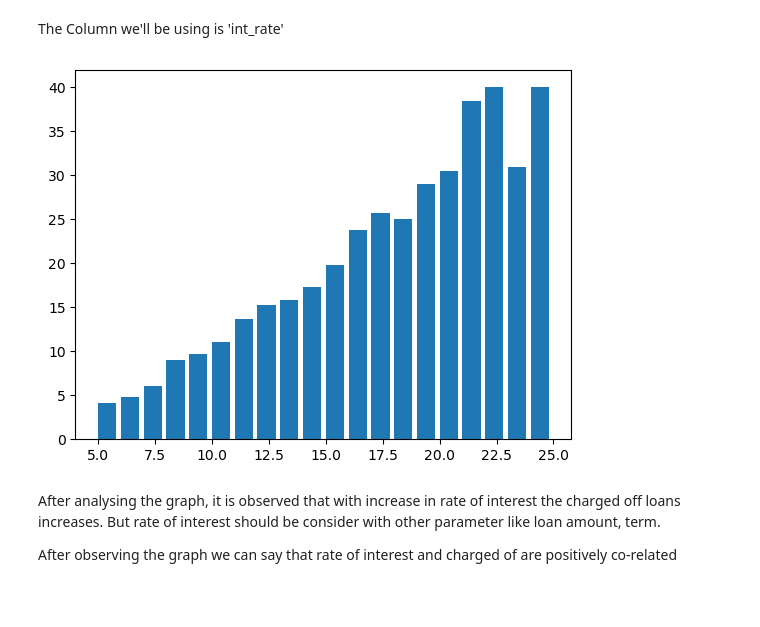
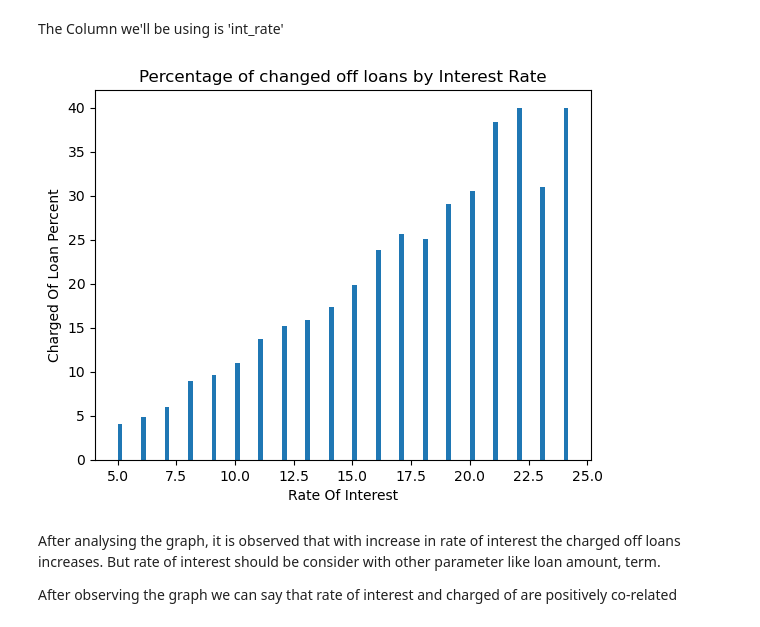
Before and after one commit to kedarlachke/LendingClubCaseStudy, a Jupyter notebook: Group_Facilitator_KedarLachke.ipynb, the cells around one changed output. Cells and saved outputs as stored; diff of their text form; code cells hidden in the pictures; blank space fills up the shorter version.

```diff
--- a/Group_Facilitator_KedarLachke.ipynb
+++ b/Group_Facilitator_KedarLachke.ipynb
@@ -382,21 +382,21 @@ There is an anomaly in E, G, F grade as the number of applicant is less
 # %% [markdown]
 The Column we'll be using is 'int_rate'
 # %%
-loan_bins =  np.arange(0, 30, 1)
-totalloan_interestRate = newloan_df.groupby(pd.cut(newloan_df['int_rate'], loan_bins))
+bins =  np.arange(0, 30, 1)
+totalloan_interestRate = newloan_df.groupby(pd.cut(newloan_df['int_rate'], bins))
 loan_groups_by_bin = totalloan_interestRate.size()
-chargedOff_interestRate = chargedOff_df.groupby(pd.cut(chargedOff_df['int_rate'], loan_bins))
+chargedOff_interestRate = chargedOff_df.groupby(pd.cut(chargedOff_df['int_rate'], bins))
 
 percentage_interestRate = (chargedOff_interestRate.size() / totalloan_interestRate.size()) * 100
-width = 0.8 * (loan_bins[1] - loan_bins[0])
+width = 0.2 * (bins[1] - bins[0])
 
-plt.bar(loan_bins[:-1], percentage_interestRate.values, width=width, align='edge')
-#plt.xlabel(x_label)
-#plt.ylabel(y_label)
-#plt.title(title)
+plt.bar(bins[:-1], percentage_interestRate.values, width=width, align='edge')
+plt.xlabel("Rate Of Interest")
+plt.ylabel('Charged Of Loan Percent')
+plt.title('Percentage of changed off loans by Interest Rate')
 plt.show()
 # %% [output]
-[figure, old version]
+[figure, new version]
 # %% [markdown]
 After analysing the graph, it is observed that with increase in rate of interest the charged off loans increases. But rate of interest should be consider with other parameter like loan amount, term.
 
```
Also changed, not shown: parts of 4 cells of this notebook.
